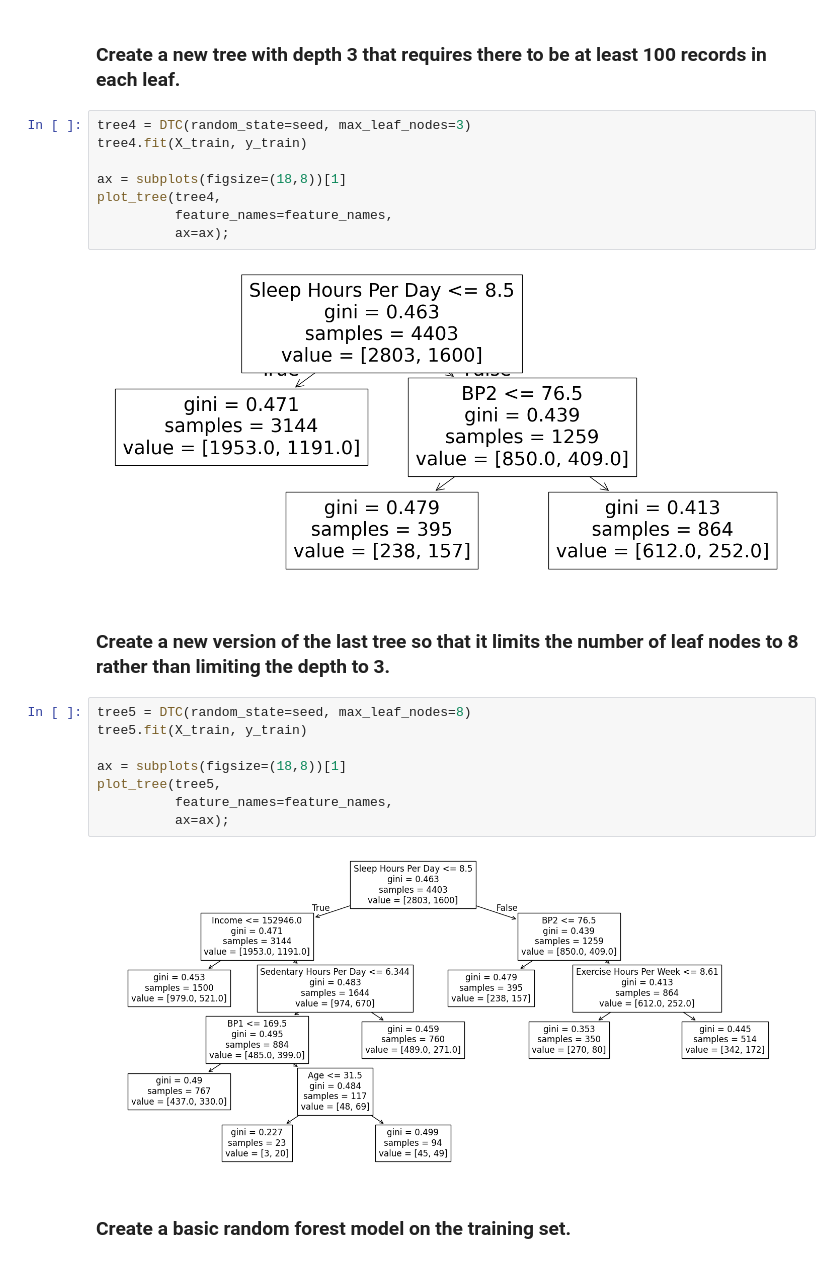
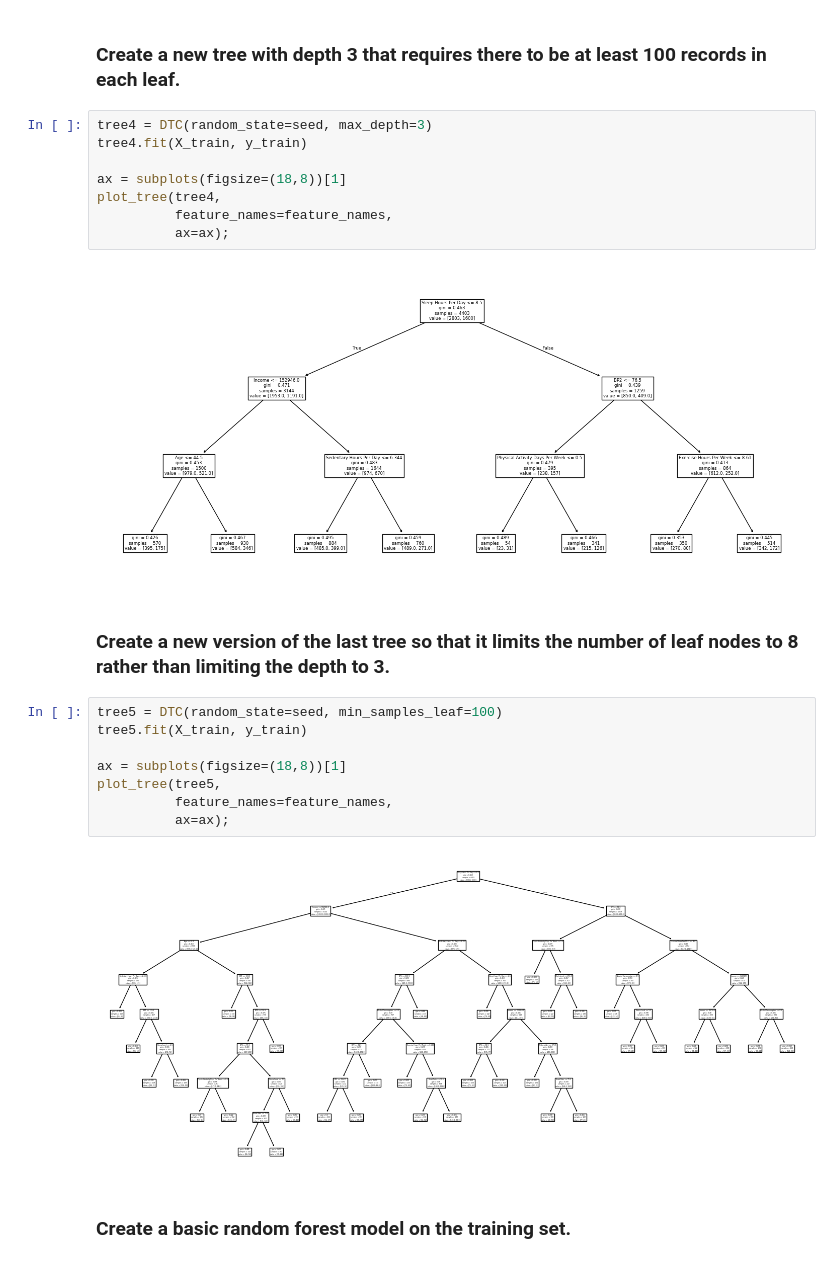
Before and after one commit to brl22020/code_2600, a Jupyter notebook: mod08_rf.ipynb, the cells around one changed output. Cells and saved outputs as stored; diff of their text form.

```diff
--- a/mod08_rf.ipynb
+++ b/mod08_rf.ipynb
@@ -166,7 +166,7 @@ plot_tree(tree3,
 # %% [markdown]
 ### Create a new tree with depth 3 that requires there to be at least 100 records in each leaf.
 # %%
-tree4 = DTC(random_state=seed, max_leaf_nodes=3)
+tree4 = DTC(random_state=seed, max_depth=3)
 tree4.fit(X_train, y_train)
 
 ax = subplots(figsize=(18,8))[1]
@@ -174,19 +174,19 @@ plot_tree(tree4,
           feature_names=feature_names,
           ax=ax);
 # %% [output]
-[figure, old version]
+[figure, new version]
 # %% [markdown]
 ### Create a new version of the last tree so that it limits the number of leaf nodes to 8 rather than limiting the depth to 3.
 # %%
-tree5 = DTC(random_state=seed, max_leaf_nodes=8)
+tree5 = DTC(random_state=seed, min_samples_leaf=100)
 tree5.fit(X_train, y_train)
 
 ax = subplots(figsize=(18,8))[1]
 plot_tree(tree5,
           feature_names=feature_names,
           ax=ax);
 # %% [output]
-[figure, old version]
+[figure, new version]
 # %% [markdown]
 ### Create a basic random forest model on the training set.
 # %%
```
Also changed, not shown: parts of 4 cells of this notebook.
